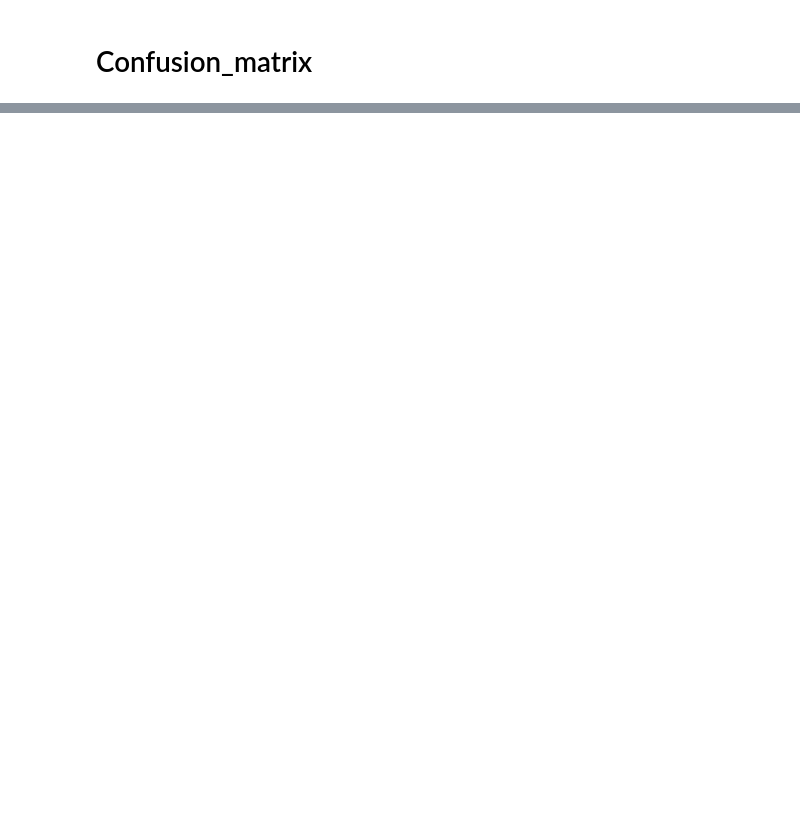
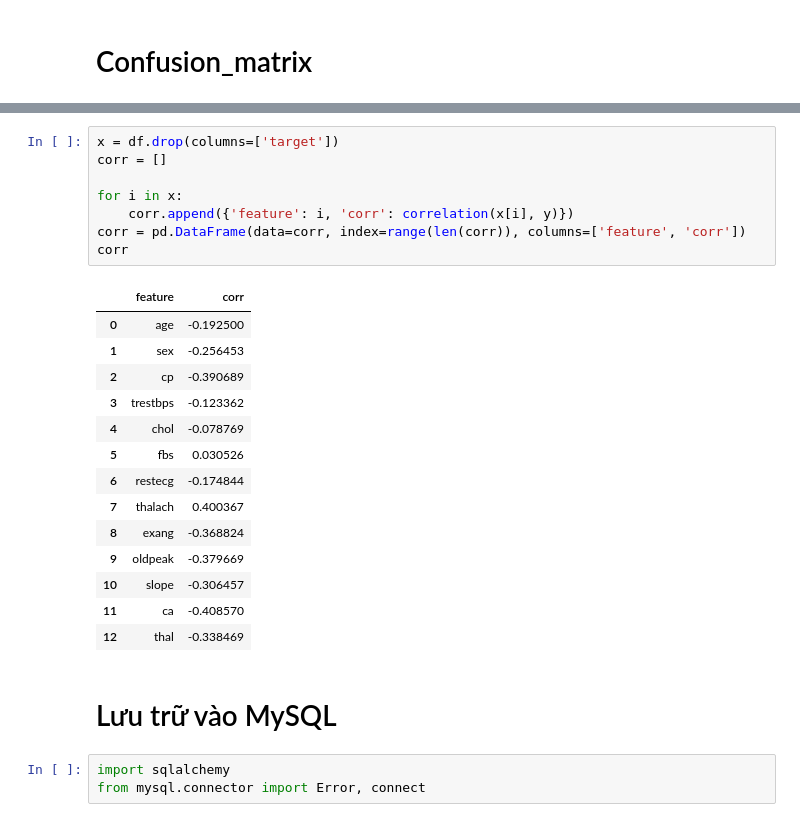
Before and after one commit to Duyduy01/Decision-Tree, a Jupyter notebook: Main/IoT_B19DCCN139.ipynb, the cells around one changed output, grey strips where cells are left out. Drawn from its saved outputs; the diff is of its cells as text; blank space fills up the shorter version.

```diff
--- a/Main/IoT_B19DCCN139.ipynb
+++ b/Main/IoT_B19DCCN139.ipynb
@@ -415,0 +416,28 @@ plt.show()
+# %%
+x = df.drop(columns=['target'])
+corr = []
+
+for i in x:
+    corr.append({'feature': i, 'corr': correlation(x[i], y)})
+corr = pd.DataFrame(data=corr, index=range(len(corr)), columns=['feature', 'corr'])
+corr
+# %% [output]
+|  | feature | corr |
+| 0 | age | -0.192500 |
+| 1 | sex | -0.256453 |
+| 2 | cp | -0.390689 |
+| 3 | trestbps | -0.123362 |
+| 4 | chol | -0.078769 |
+| 5 | fbs | 0.030526 |
+| 6 | restecg | -0.174844 |
+| 7 | thalach | 0.400367 |
+| 8 | exang | -0.368824 |
+| 9 | oldpeak | -0.379669 |
+| 10 | slope | -0.306457 |
+| 11 | ca | -0.408570 |
+| 12 | thal | -0.338469 |
+# %% [markdown]
+# Lưu trữ vào MySQL
+# %%
+import sqlalchemy
+from mysql.connector import Error, connect
```
Also changed, not shown: parts of 9 cells of this notebook.
